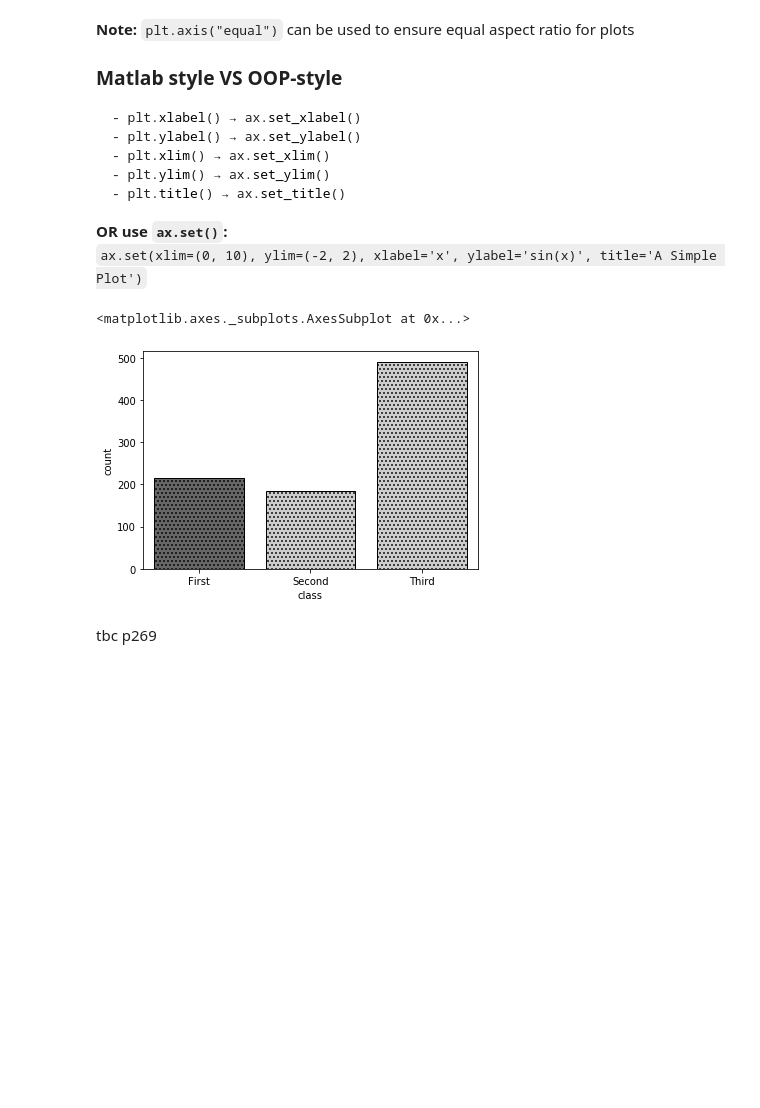
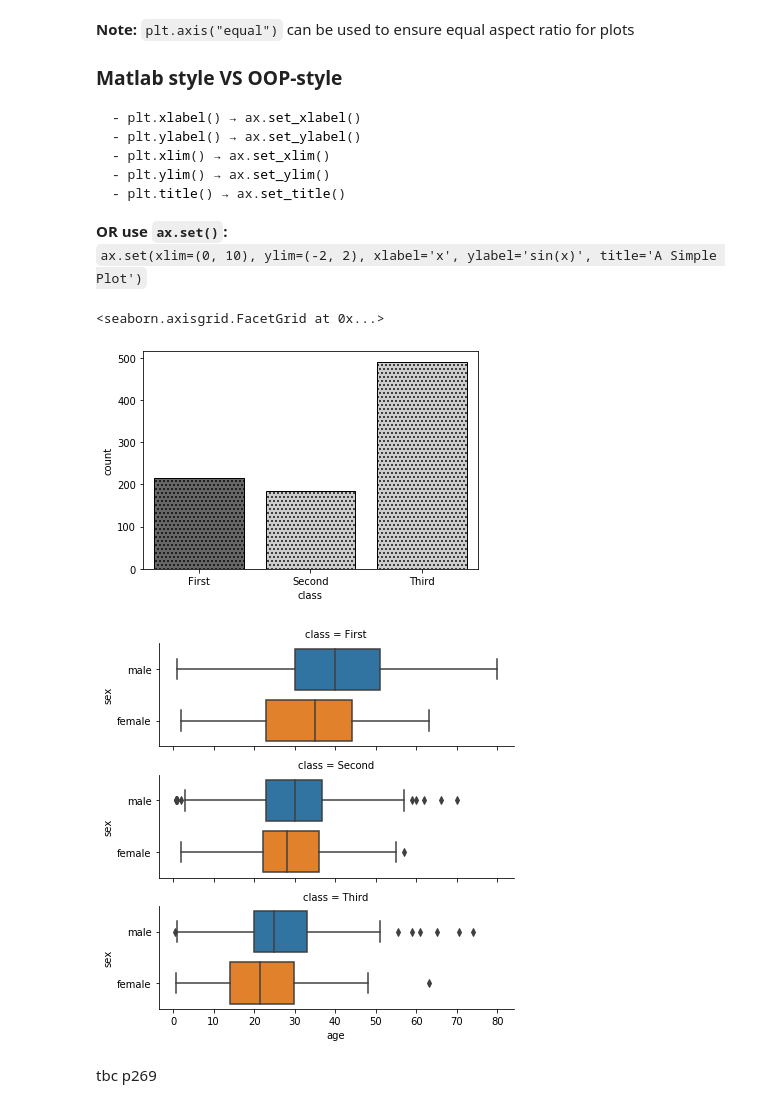
Before and after one commit to moritzwilksch/DataScienceEducation, a Jupyter notebook: PythonForDataScienceHandbook/NotesPythonDSHandbook.ipynb, the cells around one changed output. Drawn from its saved outputs; the diff is of its cells as text; code cells hidden in the pictures; blank space fills up the shorter version.

Commit message:
finished Matplotlib chapter

```diff
--- a/PythonForDataScienceHandbook/NotesPythonDSHandbook.ipynb
+++ b/PythonForDataScienceHandbook/NotesPythonDSHandbook.ipynb
@@ -208,8 +208,10 @@ ax[1].plot(x, np.cos(x), linestyle=":")
 `ax.set(xlim=(0, 10), ylim=(-2, 2), xlabel='x', ylabel='sin(x)', title='A Simple Plot')`
 # %%
 sns.countplot(data=df, x="class", edgecolor="black", palette=["0.4", "0.8", "0.8"], hatch="...")
+sns.catplot(data=df, row="class",y="sex",x="age", kind="box", orient="h", height=2, aspect=3)
 # %% [output]
-<matplotlib.axes._subplots.AxesSubplot at 0x...>
+<seaborn.axisgrid.FacetGrid at 0x...>
 [figure]
+[figure, added]
 # %% [markdown]
 tbc p269
```
Also changed, not shown: parts of 3 cells of this notebook.
